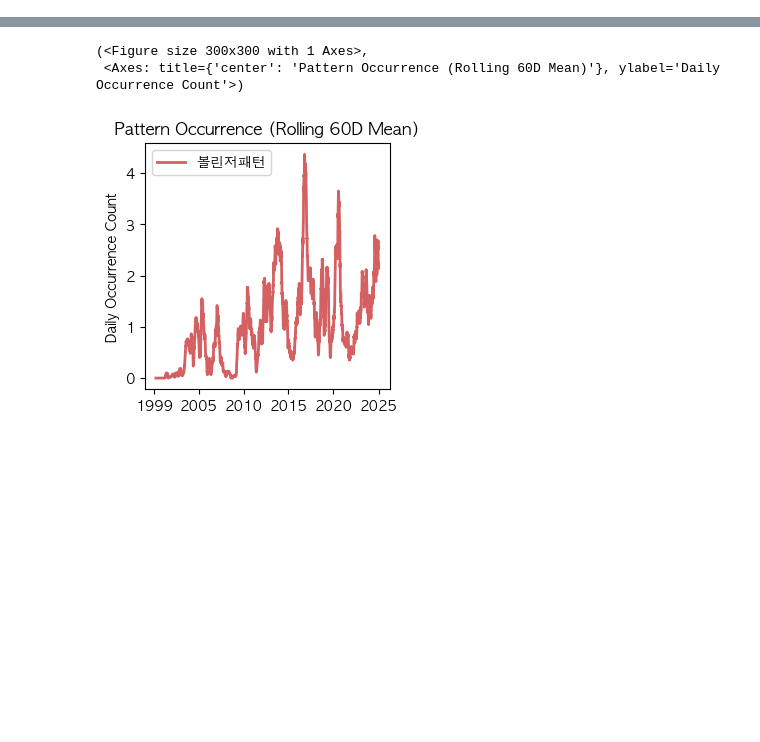
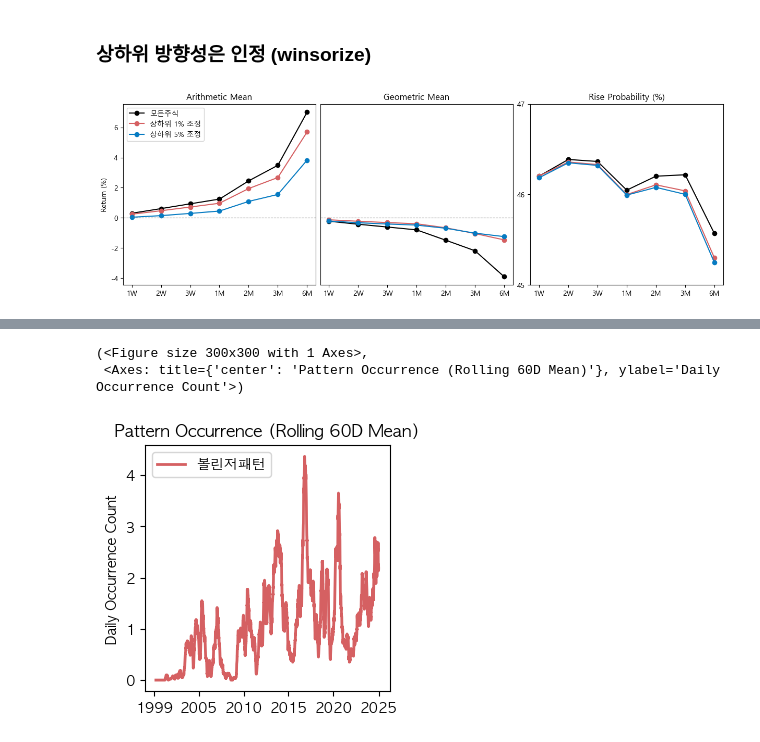
Before and after one commit to gem763/metricstudio, a Jupyter notebook: main.ipynb, the cells around one changed output, grey strips where cells are left out. Drawn from its saved outputs; the diff is of its cells as text; code cells hidden in the pictures; blank space fills up the shorter version.

```diff
--- a/main.ipynb
+++ b/main.ipynb
@@ -176,0 +49,10 @@ stats.plot(start='2000-01-01', end='2025-12-31');
+# %% [markdown]
+### 상하위 방향성은 인정 (winsorize)
+# %%
+stats = bt.analyze(
+    Pattern(name="상하위 1% 조정").trim(0.01, method='winsorize'),
+    Pattern(name="상하위 5% 조정").trim(0.05, method='winsorize'),
+)
+stats.plot(end=end_book);
+# %% [output]
+[figure, added]
```
Also changed, not shown: parts of 85 cells of this notebook, 9 other files.
